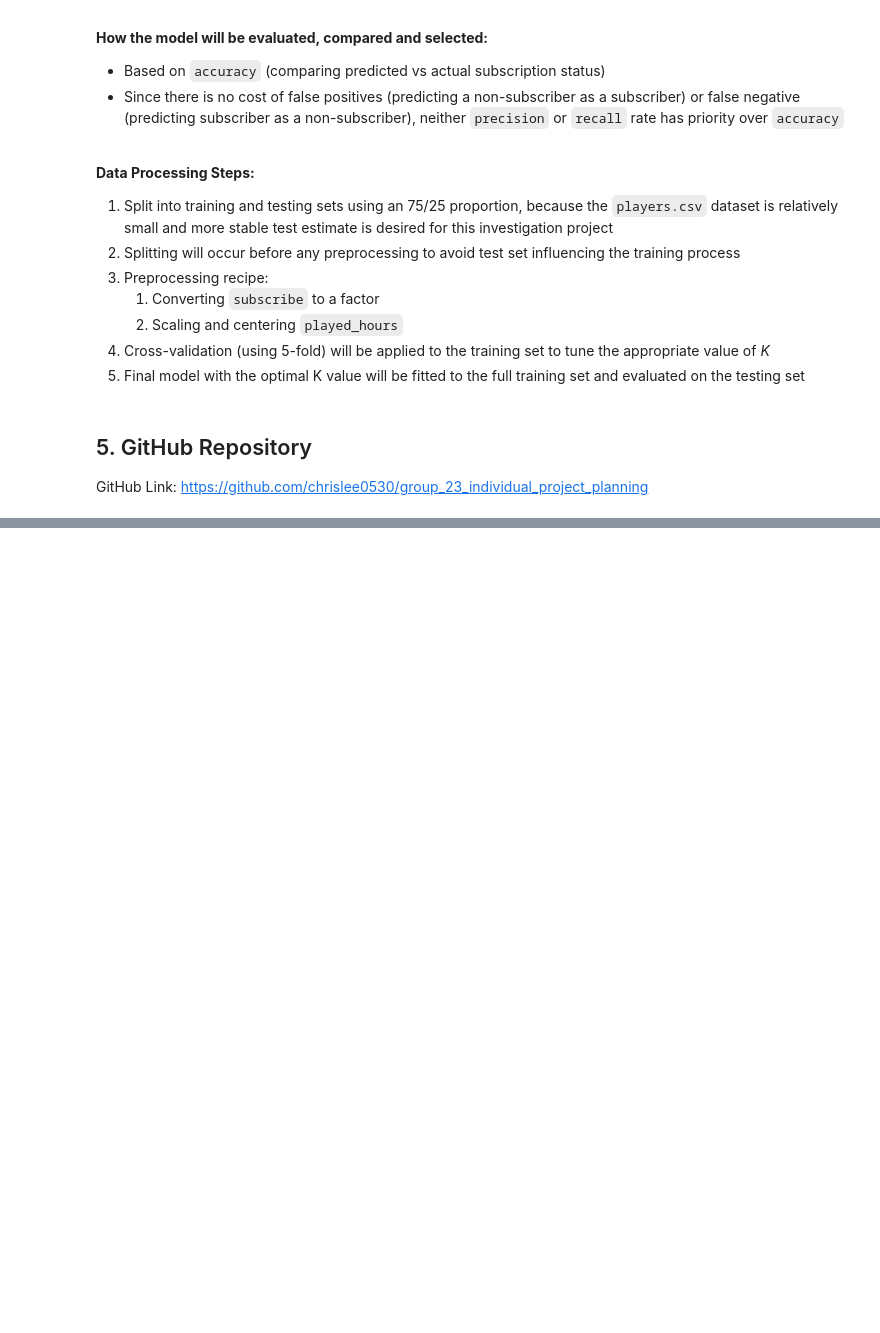
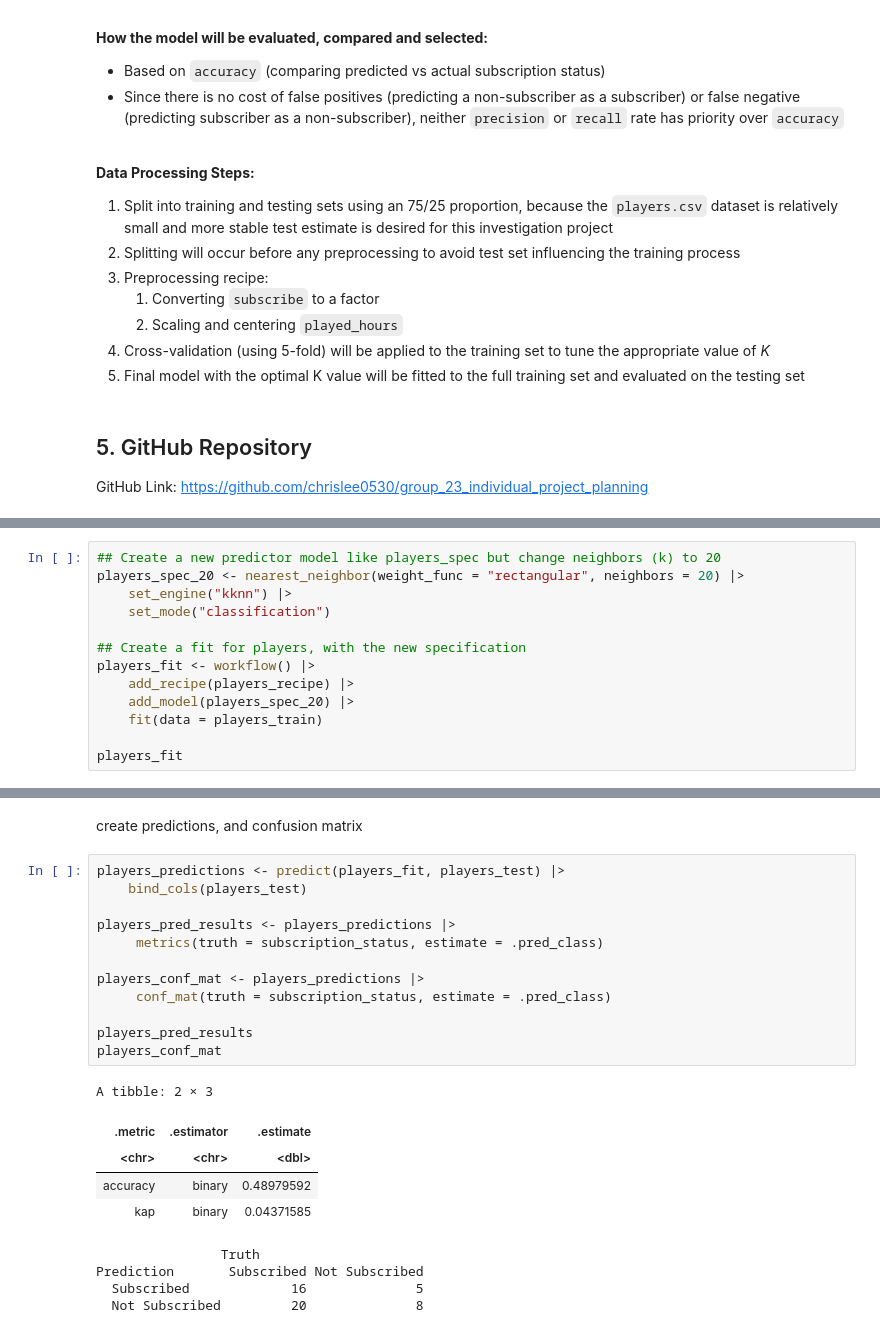
Before and after one commit to chrislee0530/group_23_project_final_report, a Jupyter notebook: group_23_project_final_report.ipynb, the cells around one changed output, grey strips where cells are left out. Drawn from its saved outputs; the diff is of its cells as text; blank space fills up the shorter version.

```diff
--- a/group_23_project_final_report.ipynb
+++ b/group_23_project_final_report.ipynb
@@ -230,0 +328,13 @@ GitHub Link: https://github.com/chrislee0530/group_23_individual_project_plannin
+# %%
+## Create a new predictor model like players_spec but change neighbors (k) to 20
+players_spec_20 <- nearest_neighbor(weight_func = "rectangular", neighbors = 20) |>
+    set_engine("kknn") |>
+    set_mode("classification")
+
+## Create a fit for players, with the new specification
+players_fit <- workflow() |>
+    add_recipe(players_recipe) |>
+    add_model(players_spec_20) |>
+    fit(data = players_train)
+
+players_fit
@@ -230,0 +361,24 @@ GitHub Link: https://github.com/chrislee0530/group_23_individual_project_plannin
+# %% [markdown]
+create predictions, and confusion matrix
+# %%
+players_predictions <- predict(players_fit, players_test) |>
+    bind_cols(players_test)
+
+players_pred_results <- players_predictions |>
+     metrics(truth = subscription_status, estimate = .pred_class)
+
+players_conf_mat <- players_predictions |>
+     conf_mat(truth = subscription_status, estimate = .pred_class)
+
+players_pred_results
+players_conf_mat
+# %% [output]
+A tibble: 2 × 3
+| .metric | .estimator | .estimate |
+| <chr> | <chr> | <dbl> |
+| accuracy | binary | 0.48979592 |
+| kap | binary | 0.04371585 |
+                Truth
+Prediction       Subscribed Not Subscribed
+  Subscribed             16              5
+  Not Subscribed         20              8
```
Also changed, not shown: parts of 10 cells of this notebook.
